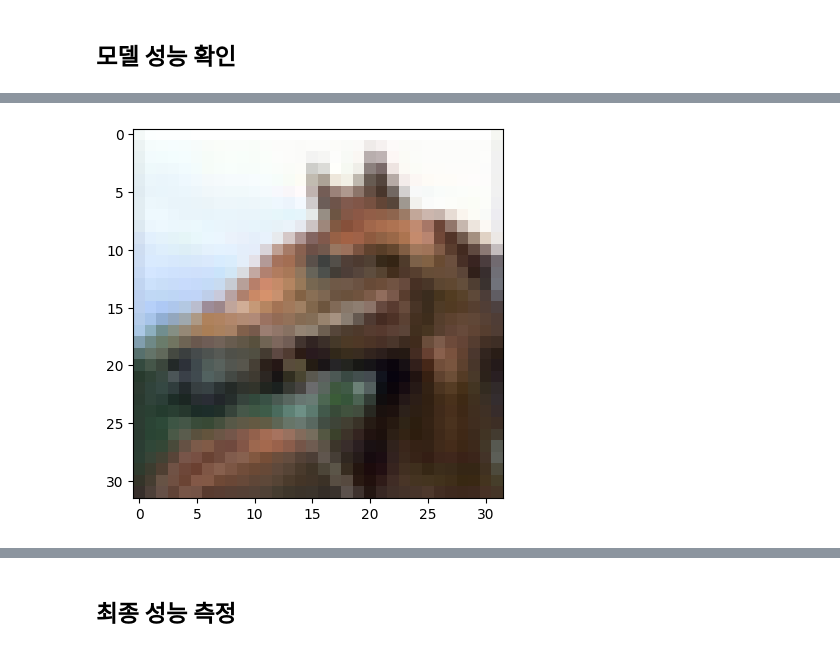
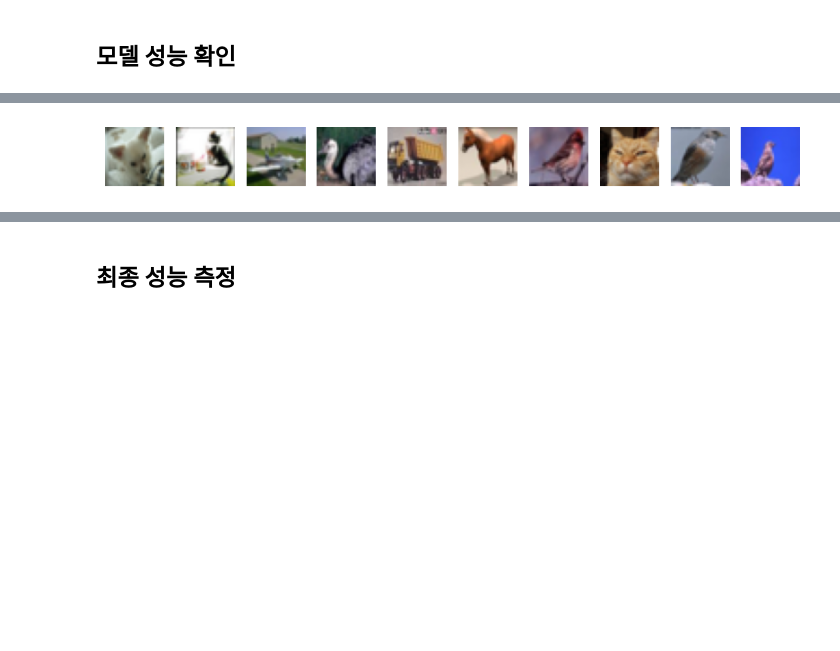
Before and after one commit to Marchbreeze/KU-2023-1-DeepLearning, a Jupyter notebook: CNN_classification.ipynb, the cells around one changed output, grey strips where cells are left out. Saved outputs shown, nothing was run; the diff lists cells and outputs as text; code cells hidden in the pictures; blank space fills up the shorter version.

```diff
--- a/CNN_classification.ipynb
+++ b/CNN_classification.ipynb
@@ -200,7 +197,10 @@ model.evaluate(val_scaled, val_target)
 # %%
-# 첫번째 이미지 확인
-plt.imshow(val_scaled[0], cmap='gray_r')
+# 10개 이미지 확인
+fig, axs = plt.subplots(1, 10, figsize=(10,10))
+for i in range(10):
+    axs[i].imshow(val_scaled[i], cmap='gray_r')
+    axs[i].axis('off')
 plt.show()
 # %% [output]
-[figure, old version]
+[figure, new version]
 # %%
```
Also changed, not shown: parts of 9 cells of this notebook.
